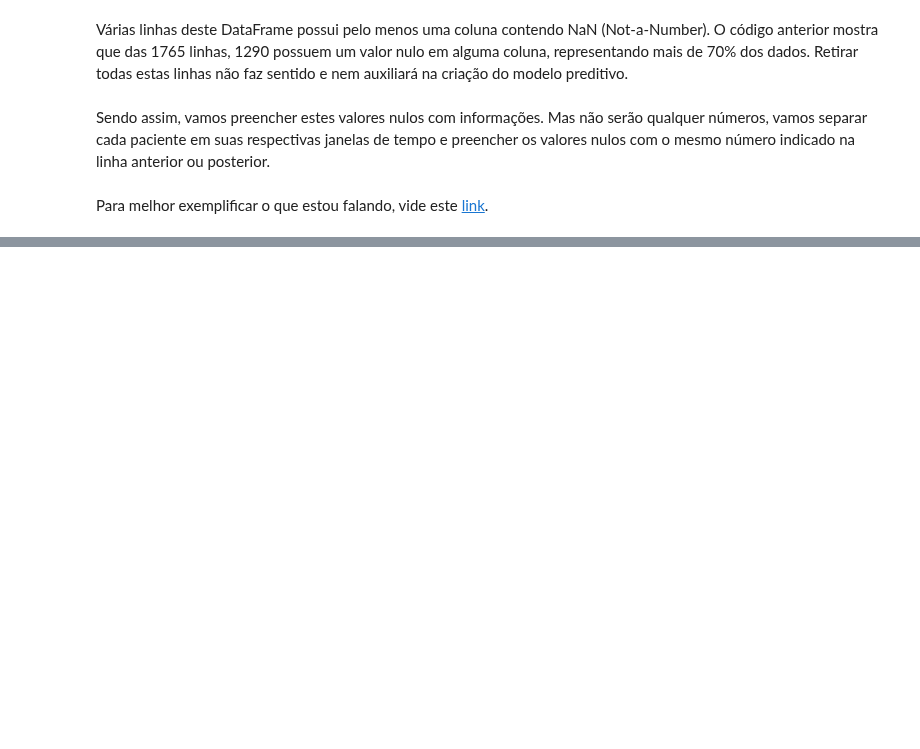
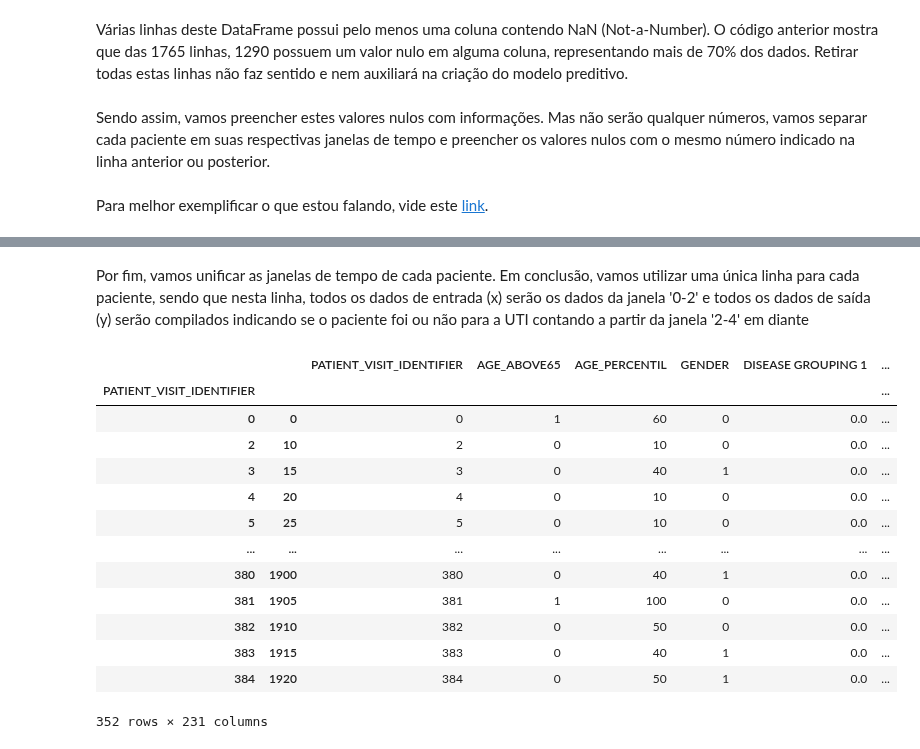
Before and after one commit to VitorFRodrigues/Data-Science-Bootcamp, a Jupyter notebook: Proj05_final/Notebook/Bootcamp_Proj_05.ipynb, the cells around one changed output, grey strips where cells are left out. Drawn from its saved outputs; the diff is of its cells as text; code cells hidden in the pictures; blank space fills up the shorter version.

```diff
--- a/Proj05_final/Notebook/Bootcamp_Proj_05.ipynb
+++ b/Proj05_final/Notebook/Bootcamp_Proj_05.ipynb
@@ -235,0 +308,12 @@ Sendo assim, vamos preencher estes valores nulos com informações. Mas não ser
+# %%
+def preenche_tabela (dados):
+    features_continuas_colunas = dados.iloc[:, 13:-2].columns
+    features_continuas = dados.groupby('PATIENT_VISIT_IDENTIFIER', as_index=False)[features_continuas_colunas].fillna(method='bfill').fillna(method='ffill')
+    features_categoricas = dados.iloc[:, :13]
+    saida = dados.iloc[:, -2:]
+    dados_finais = pd.concat([features_categoricas, features_continuas, saida], ignore_index=True, axis=1)
+    dados_finais.columns = dados.columns
+    return dados_finais
+# %%
+dados_limpos = preenche_tabela(dados_limpos)
+dados_limpos.head()
@@ -235,0 +361,3 @@ Sendo assim, vamos preencher estes valores nulos com informações. Mas não ser
+# %%
+dados_limpos = dados_limpos.dropna()
+dados_limpos.describe()
@@ -235,0 +375,26 @@ Sendo assim, vamos preencher estes valores nulos com informações. Mas não ser
+# %% [markdown]
+Por fim, vamos unificar as janelas de tempo de cada paciente. Em conclusão, vamos utilizar uma única linha para cada paciente, sendo que nesta linha, todos os dados de entrada (x) serão os dados da janela '0-2' e todos os dados de saída (y) serão compilados indicando se o paciente foi ou não para a UTI contando a partir da janela '2-4' em diante
+# %%
+import numpy as np
+def prepare_window(rows):
+    if(np.any(rows['ICU'])):
+        rows.loc[rows['WINDOW']=="0-2", "ICU"] = 1
+    return rows.loc[rows['WINDOW']=="0-2"]
+# %%
+dados_limpos = dados_limpos.groupby('PATIENT_VISIT_IDENTIFIER').apply(prepare_window)
+dados_limpos
+# %% [output]
+|  |  | PATIENT_VISIT_IDENTIFIER | AGE_ABOVE65 | AGE_PERCENTIL | GENDER | DISEASE GROUPING 1 | ... |
+| PATIENT_VISIT_IDENTIFIER |  |  |  |  |  |  | ... |
+| 0 | 0 | 0 | 1 | 60 | 0 | 0.0 | ... |
+| 2 | 10 | 2 | 0 | 10 | 0 | 0.0 | ... |
+| 3 | 15 | 3 | 0 | 40 | 1 | 0.0 | ... |
+| 4 | 20 | 4 | 0 | 10 | 0 | 0.0 | ... |
+| 5 | 25 | 5 | 0 | 10 | 0 | 0.0 | ... |
+| ... | ... | ... | ... | ... | ... | ... | ... |
+| 380 | 1900 | 380 | 0 | 40 | 1 | 0.0 | ... |
+| 381 | 1905 | 381 | 1 | 100 | 0 | 0.0 | ... |
+| 382 | 1910 | 382 | 0 | 50 | 0 | 0.0 | ... |
+| 383 | 1915 | 383 | 0 | 40 | 1 | 0.0 | ... |
+| 384 | 1920 | 384 | 0 | 50 | 1 | 0.0 | ... |
+352 rows × 231 columns
```
Also changed, not shown: parts of 16 cells of this notebook.
